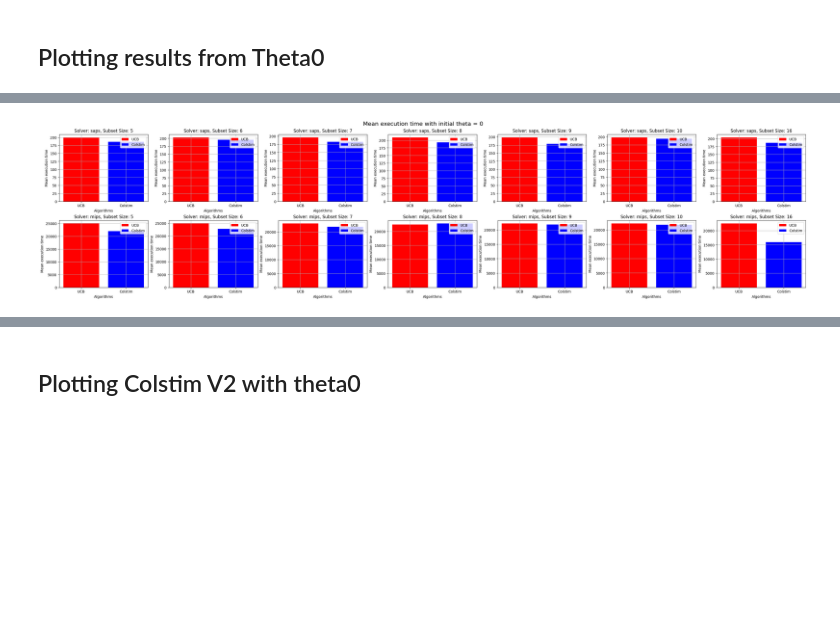
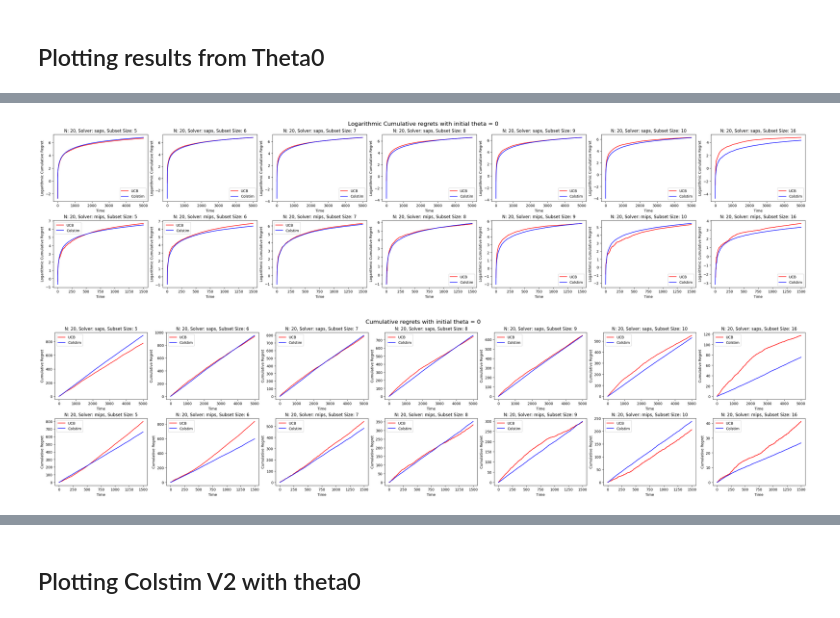
Before and after one commit to sshivam95/Multi-Dueling-Bandits, a Jupyter notebook: test.ipynb, the cells around one changed output, grey strips where cells are left out. Cells and saved outputs as stored; diff of their text form; code cells hidden in the pictures; blank space fills up the shorter version.

```diff
--- a/test.ipynb
+++ b/test.ipynb
@@ -50,17 +52,3 @@ for rep in range(repitition_num):
     execution_time_colstim[rep] = colstim_v2.execution_time
 # %% [markdown]
 # Plots
-# %%
-from algorithms import regret_minimizing_algorithms
-from util.constants import Solver
-from util.metrics import compute_cumulative_regret
-import matplotlib.pyplot as plt
-import numpy as np
-
-algorithms = [
-        algorithm.__name__ for algorithm in regret_minimizing_algorithms
-    ]
-
-solvers = [solver.value for solver in Solver]
-subset_size = [5, 6, 7, 8, 9, 10, 16]
-colors = ["red", "blue"]
@@ -207,26 +197,10 @@ plt.show()
-# %%
-import seaborn as sns
-
-fig, ax = plt.subplots(len(solvers), len(subset_size), figsize=(30, 7), constrained_layout=True)
-for solver_index, solver in enumerate(solvers):
-    for size_index, size in enumerate(subset_size):
-        for index, algorithm in enumerate(algorithms):
-            execution_time = np.load(f"Execution_times_results_theta0/execution_time_{algorithm}_{solver}_{size}.npy")
-
-            ax[solver_index, size_index].bar(x=algorithm, height=execution_time.mean(), color=colors[index], label=f"{algorithm}")
-            # ax[solver_index, size_index].fill_between(
-            #     range(len(cum_reg[0])),
-            #     np.log(np.mean(cum_reg, axis=0)-np.std(cum_reg, axis=0))/np.sqrt(len(cum_reg)),
-            #     np.log(np.mean(cum_reg, axis=0)+np.std(cum_reg, axis=0))/np.sqrt(len(cum_reg)),
-            #     color=colors[index],
-            #     alpha=0.2
-            # )
-            ax[solver_index, size_index].legend()
-            ax[solver_index, size_index].set_ylabel("Mean execution time")
-            ax[solver_index, size_index].set_xlabel("Algorithms")
-            ax[solver_index, size_index].set_title(f"Solver: {solver}, Subset Size: {size}")
-        ax[solver_index, size_index].grid()
-fig.suptitle('Mean execution time with initial theta = 0', fontsize=16)
-plt.show()
-# %% [output]
-[figure, removed]
+# %%
+algorithms = ["UCB", "Colstim"]
+solvers = [solver.value for solver in Solver]
+subset_size = [5, 6, 7, 8, 9, 10, 16]
+colors = ["red", "blue"]
+directory = "Regret_results_theta0"
+plot_regret_curves(algorithms, solvers, subset_size, colors, directory, theta_0=True)
+# %% [output]
+[figure, added]
+[figure, added]
```
Also changed, not shown: parts of 11 cells of this notebook, 35 other files.
